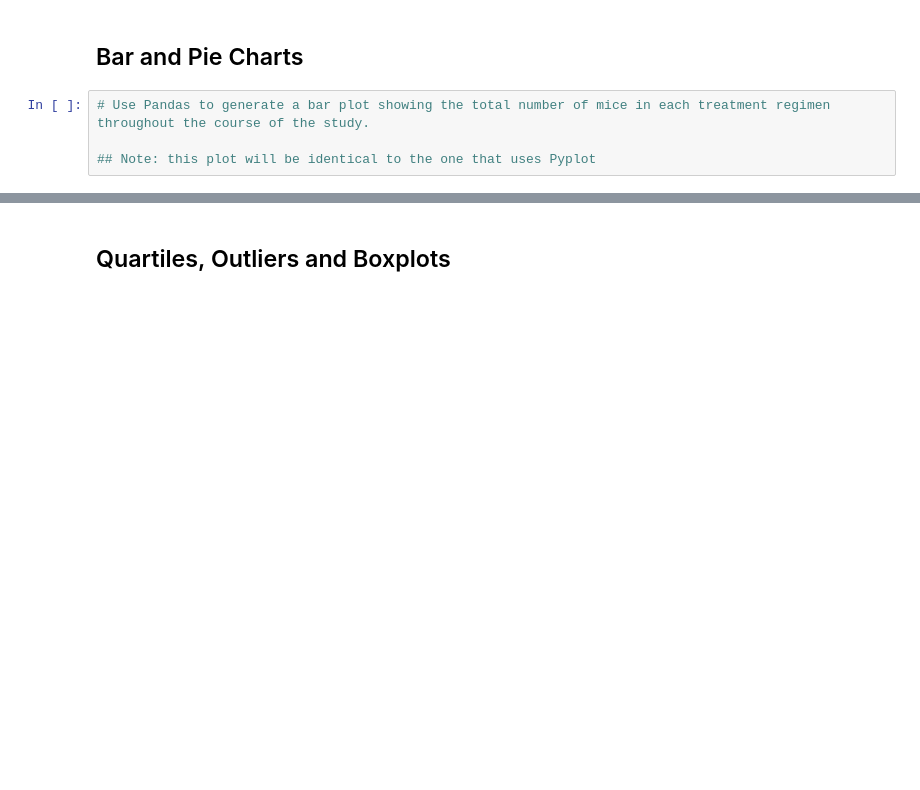
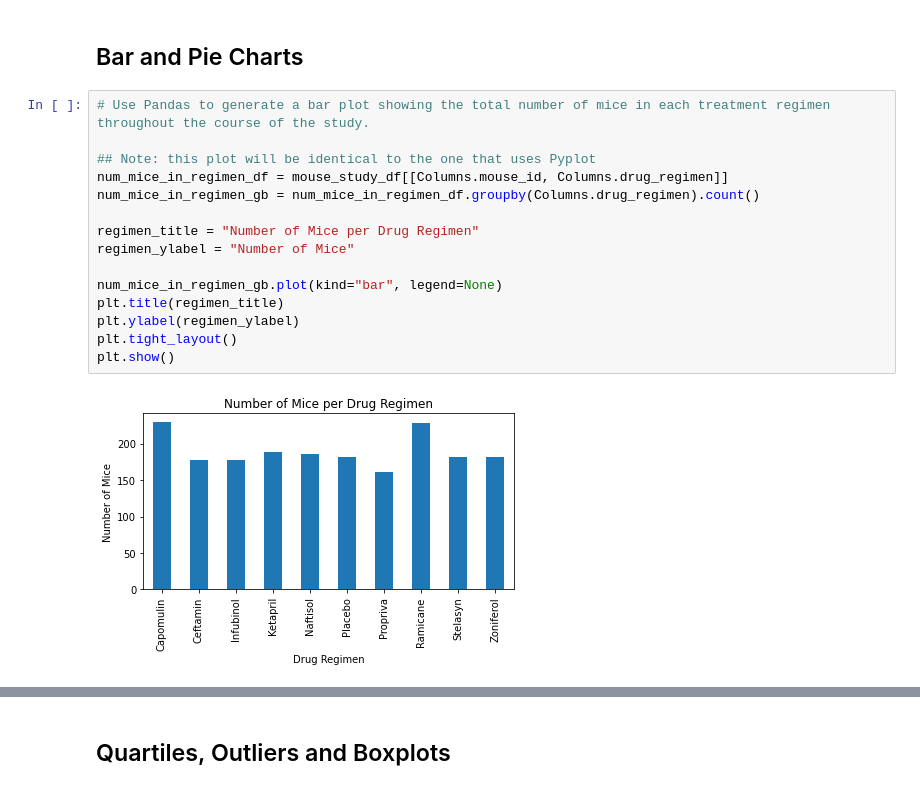
Before and after one commit to 12wollmana/UMN-Data_Analytics-MatPlotLib, a Jupyter notebook: Pymaceuticals/pymaceuticals_starter.ipynb, the cells around one changed output, grey strips where cells are left out. Cells and saved outputs as stored; diff of their text form; blank space fills up the shorter version.

Commit message:
Finished Bar and Pie Charts

```diff
--- a/Pymaceuticals/pymaceuticals_starter.ipynb
+++ b/Pymaceuticals/pymaceuticals_starter.ipynb
@@ -152,7 +142,20 @@ tumor_regimen_gb.agg(["mean", "median", "var", "std", "sem"])
 # %%
 # Use Pandas to generate a bar plot showing the total number of mice in each treatment regimen throughout the course of the study.
 
 ## Note: this plot will be identical to the one that uses Pyplot
+num_mice_in_regimen_df = mouse_study_df[[Columns.mouse_id, Columns.drug_regimen]]
+num_mice_in_regimen_gb = num_mice_in_regimen_df.groupby(Columns.drug_regimen).count()
+
+regimen_title = "Number of Mice per Drug Regimen"
+regimen_ylabel = "Number of Mice"
+
+num_mice_in_regimen_gb.plot(kind="bar", legend=None)
+plt.title(regimen_title)
+plt.ylabel(regimen_ylabel)
+plt.tight_layout()
+plt.show()
+# %% [output]
+[figure, added]
 # %%
 # Use Pyplot to generate a bar plot showing the total number of mice treatment in each treatment regimen throughout the course of the study.
 
```
Also changed, not shown: parts of 7 cells of this notebook.
